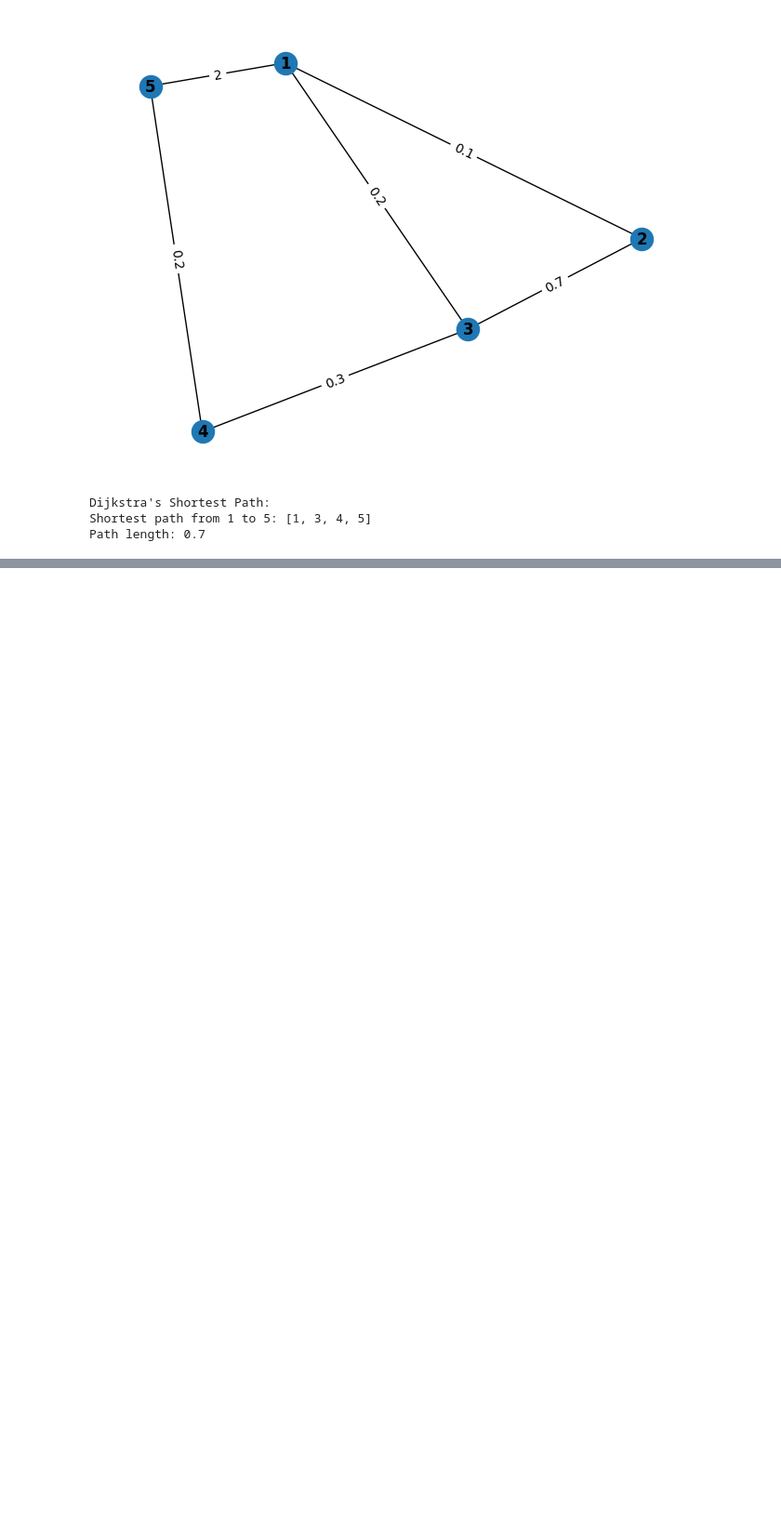
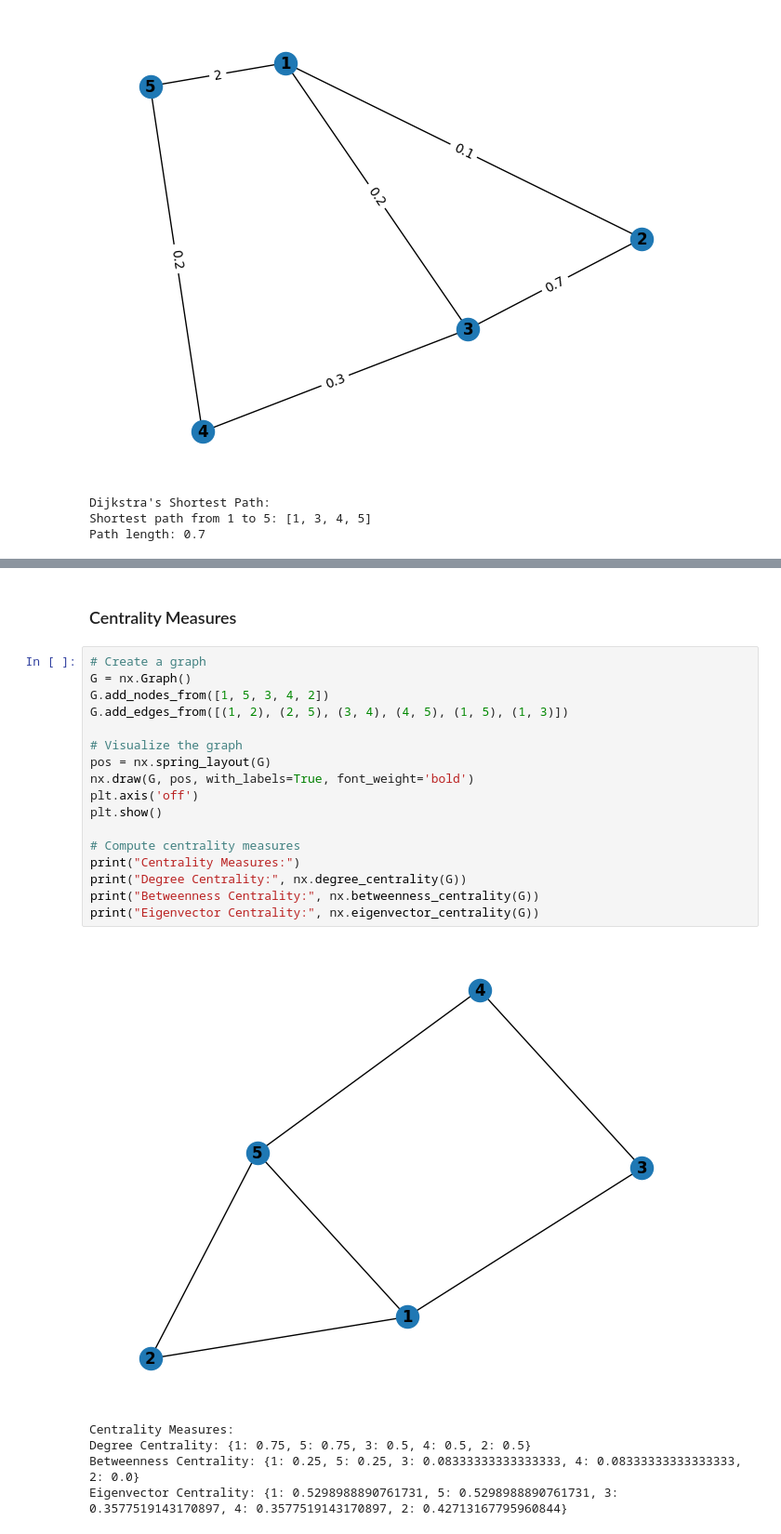
Before and after one commit to behrangEhi/complex-network, a Jupyter notebook: NetworkX.ipynb, the cells around one changed output, grey strips where cells are left out. Shown: that part at 93% size. Saved outputs shown, nothing was run; the diff lists cells and outputs as text; blank space fills up the shorter version.

```diff
--- a/NetworkX.ipynb
+++ b/NetworkX.ipynb
@@ -215,0 +221,25 @@ Path length: 0.7
+# %% [markdown]
+### Centrality Measures
+# %%
+# Create a graph
+G = nx.Graph()
+G.add_nodes_from([1, 5, 3, 4, 2])
+G.add_edges_from([(1, 2), (2, 5), (3, 4), (4, 5), (1, 5), (1, 3)])
+
+# Visualize the graph
+pos = nx.spring_layout(G)
+nx.draw(G, pos, with_labels=True, font_weight='bold')
+plt.axis('off')
+plt.show()
+
+# Compute centrality measures
+print("Centrality Measures:")
+print("Degree Centrality:", nx.degree_centrality(G))
+print("Betweenness Centrality:", nx.betweenness_centrality(G))
+print("Eigenvector Centrality:", nx.eigenvector_centrality(G))
+# %% [output]
+[figure, added]
+Centrality Measures:
+Degree Centrality: {1: 0.75, 5: 0.75, 3: 0.5, 4: 0.5, 2: 0.5}
+Betweenness Centrality: {1: 0.25, 5: 0.25, 3: 0.08333333333333333, 4: 0.08333333333333333, 2: 0.0}
+Eigenvector Centrality: {1: 0.5298988890761731, 5: 0.5298988890761731, 3: 0.3577519143170897, 4: 0.3577519143170897, 2: 0.42713167795960844}
```
Also changed, not shown: parts of 5 cells of this notebook.
